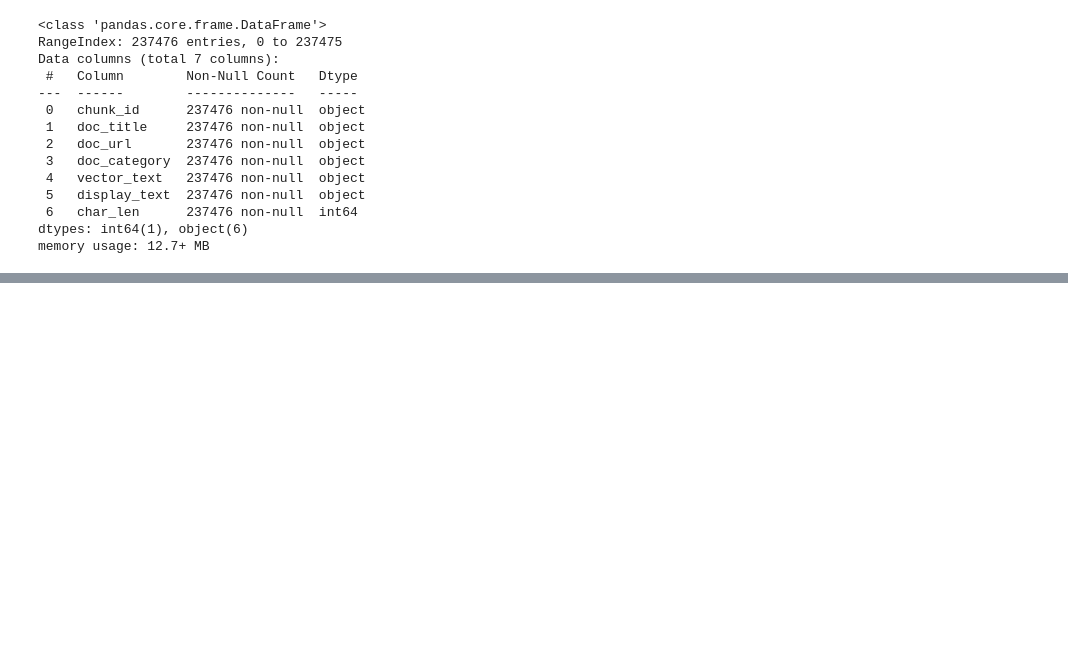
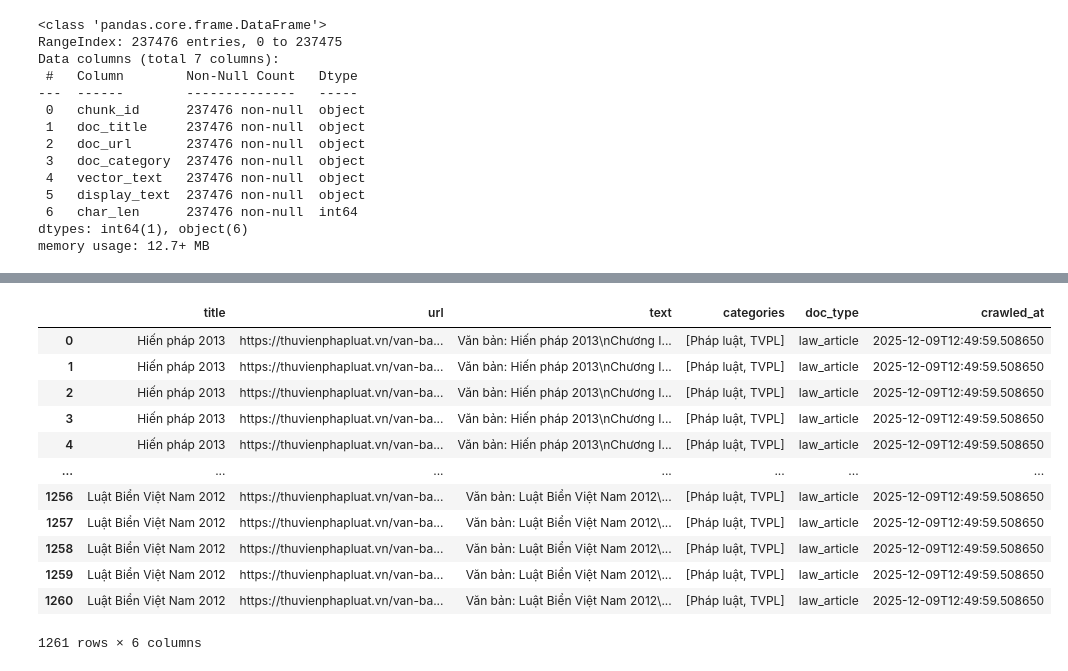
Before and after one commit to quanninja1304/vnpt-rag, a Jupyter notebook: test.ipynb, the cells around one changed output, grey strips where cells are left out. Saved outputs shown, nothing was run; the diff lists cells and outputs as text; code cells hidden in the pictures; blank space fills up the shorter version.

```diff
--- a/test.ipynb
+++ b/test.ipynb
@@ -190,0 +397,20 @@ memory usage: 12.7+ MB
+# %%
+import pandas as pd
+
+dff = pd.read_parquet(path="output/scraped_tvpl.parquet")
+
+dff
+# %% [output]
+|  | title | url | text | categories | doc_type | crawled_at |
+| 0 | Hiến pháp 2013 | https://thuvienphapluat.vn/van-ba... | Văn bản: Hiến pháp 2013\nChương I... | [Pháp luật, TVPL] | law_article | 2025-12-09T12:49:59.508650 |
+| 1 | Hiến pháp 2013 | https://thuvienphapluat.vn/van-ba... | Văn bản: Hiến pháp 2013\nChương I... | [Pháp luật, TVPL] | law_article | 2025-12-09T12:49:59.508650 |
+| 2 | Hiến pháp 2013 | https://thuvienphapluat.vn/van-ba... | Văn bản: Hiến pháp 2013\nChương I... | [Pháp luật, TVPL] | law_article | 2025-12-09T12:49:59.508650 |
+| 3 | Hiến pháp 2013 | https://thuvienphapluat.vn/van-ba... | Văn bản: Hiến pháp 2013\nChương I... | [Pháp luật, TVPL] | law_article | 2025-12-09T12:49:59.508650 |
+| 4 | Hiến pháp 2013 | https://thuvienphapluat.vn/van-ba... | Văn bản: Hiến pháp 2013\nChương I... | [Pháp luật, TVPL] | law_article | 2025-12-09T12:49:59.508650 |
+| ... | ... | ... | ... | ... | ... | ... |
+| 1256 | Luật Biển Việt Nam 2012 | https://thuvienphapluat.vn/van-ba... | Văn bản: Luật Biển Việt Nam 2012\... | [Pháp luật, TVPL] | law_article | 2025-12-09T12:49:59.508650 |
+| 1257 | Luật Biển Việt Nam 2012 | https://thuvienphapluat.vn/van-ba... | Văn bản: Luật Biển Việt Nam 2012\... | [Pháp luật, TVPL] | law_article | 2025-12-09T12:49:59.508650 |
+| 1258 | Luật Biển Việt Nam 2012 | https://thuvienphapluat.vn/van-ba... | Văn bản: Luật Biển Việt Nam 2012\... | [Pháp luật, TVPL] | law_article | 2025-12-09T12:49:59.508650 |
+| 1259 | Luật Biển Việt Nam 2012 | https://thuvienphapluat.vn/van-ba... | Văn bản: Luật Biển Việt Nam 2012\... | [Pháp luật, TVPL] | law_article | 2025-12-09T12:49:59.508650 |
+| 1260 | Luật Biển Việt Nam 2012 | https://thuvienphapluat.vn/van-ba... | Văn bản: Luật Biển Việt Nam 2012\... | [Pháp luật, TVPL] | law_article | 2025-12-09T12:49:59.508650 |
+1261 rows × 6 columns
```
Also changed, not shown: parts of 15 cells of this notebook, 12 other files.
